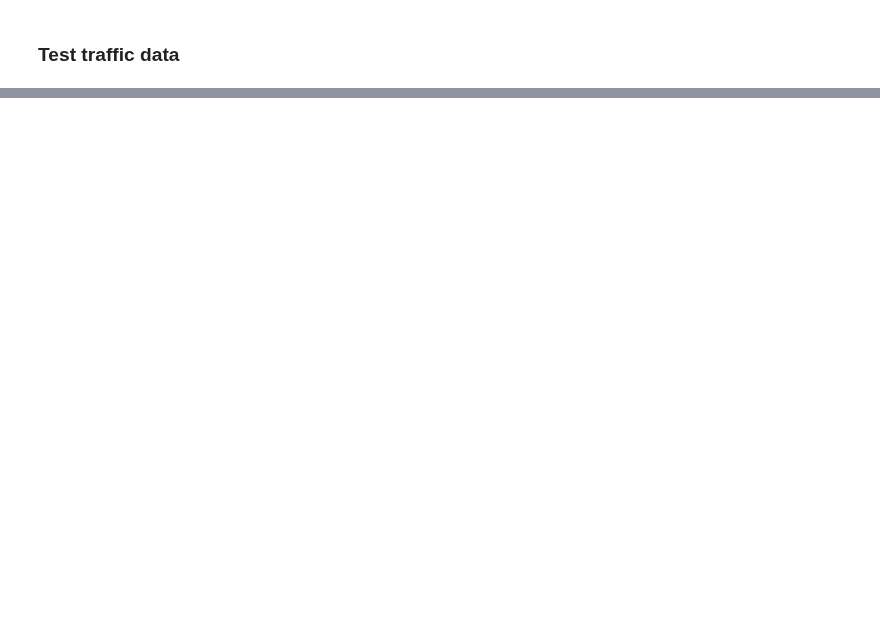
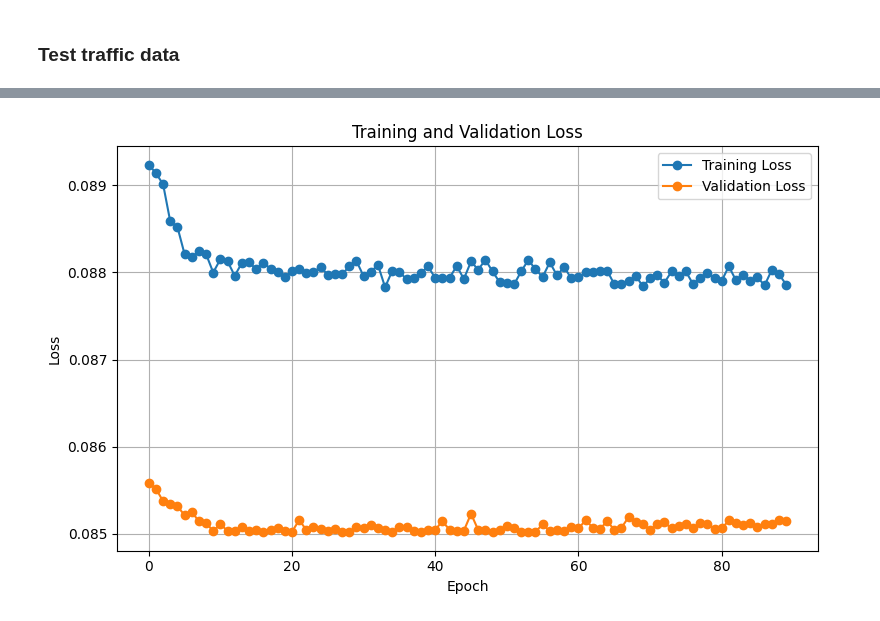
Before and after one commit to riccardocappi/Kan-for-Interpretable-Graph-Dynamics, a Jupyter notebook: post_processing.ipynb, the cells around one changed output, grey strips where cells are left out. Saved outputs shown, nothing was run; the diff lists cells and outputs as text; code cells hidden in the pictures; blank space fills up the shorter version.

```diff
--- a/post_processing.ipynb
+++ b/post_processing.ipynb
@@ -146,0 +202,13 @@ exp.run()
+# %%
+def plot_results(train_loss, val_loss):
+    epochs = range(len(train_loss))
+    plt.figure(figsize=(8, 5))
+    plt.plot(epochs, train_loss, label='Training Loss', marker='o')
+    plt.plot(epochs, val_loss, label='Validation Loss', marker='o')
+    plt.xlabel('Epoch')
+    plt.ylabel('Loss')
+    plt.title('Training and Validation Loss')
+    plt.legend()
+    plt.grid(True)
+    plt.tight_layout()
+    plt.show()
@@ -146,0 +343,10 @@ exp.run()
+# %%
+with open(f'{model_path_metrla}/results.json', 'r') as f:
+    results = json.load(f)
+
+plot_results(
+    results['train_loss'],
+    results['validation_loss']
+)
+# %% [output]
+[figure, added]
```
Also changed, not shown: parts of 27 cells of this notebook, 28 other files.
